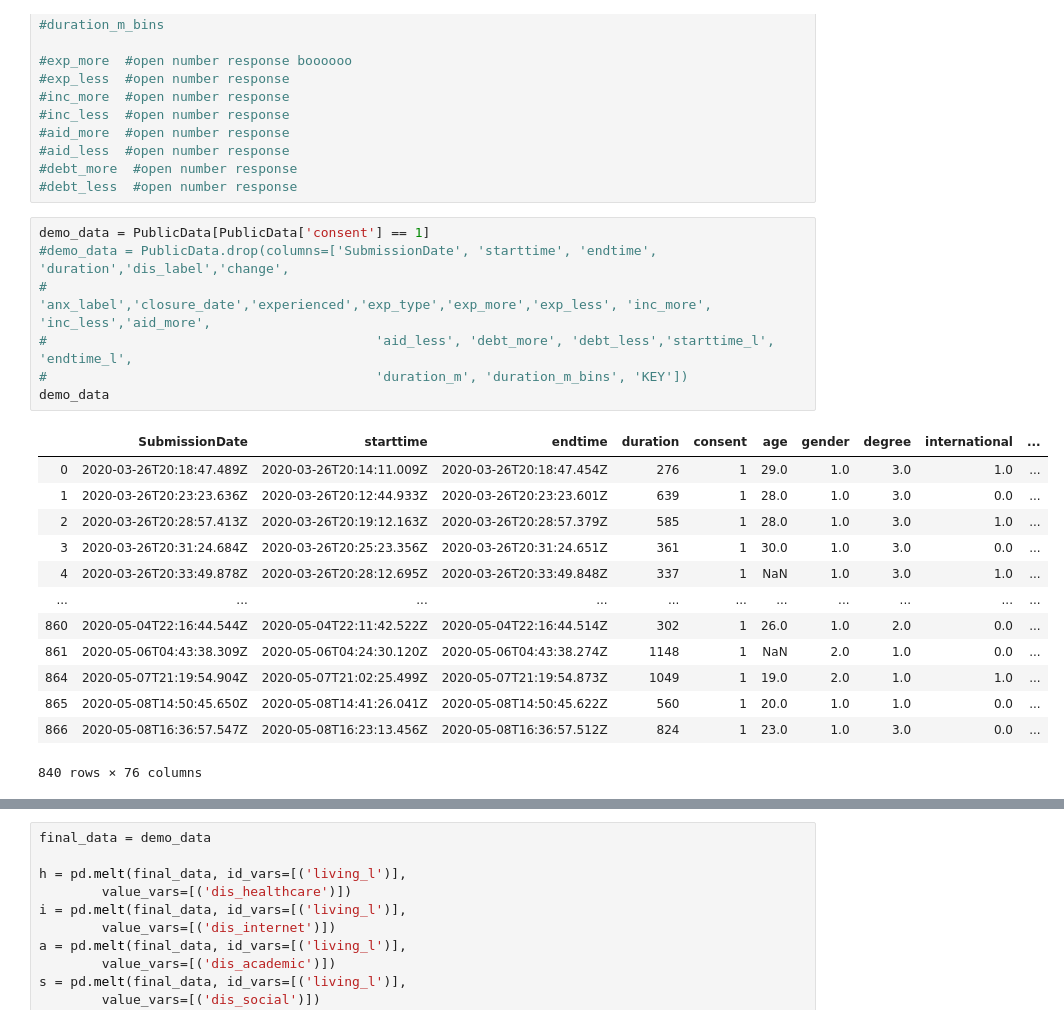
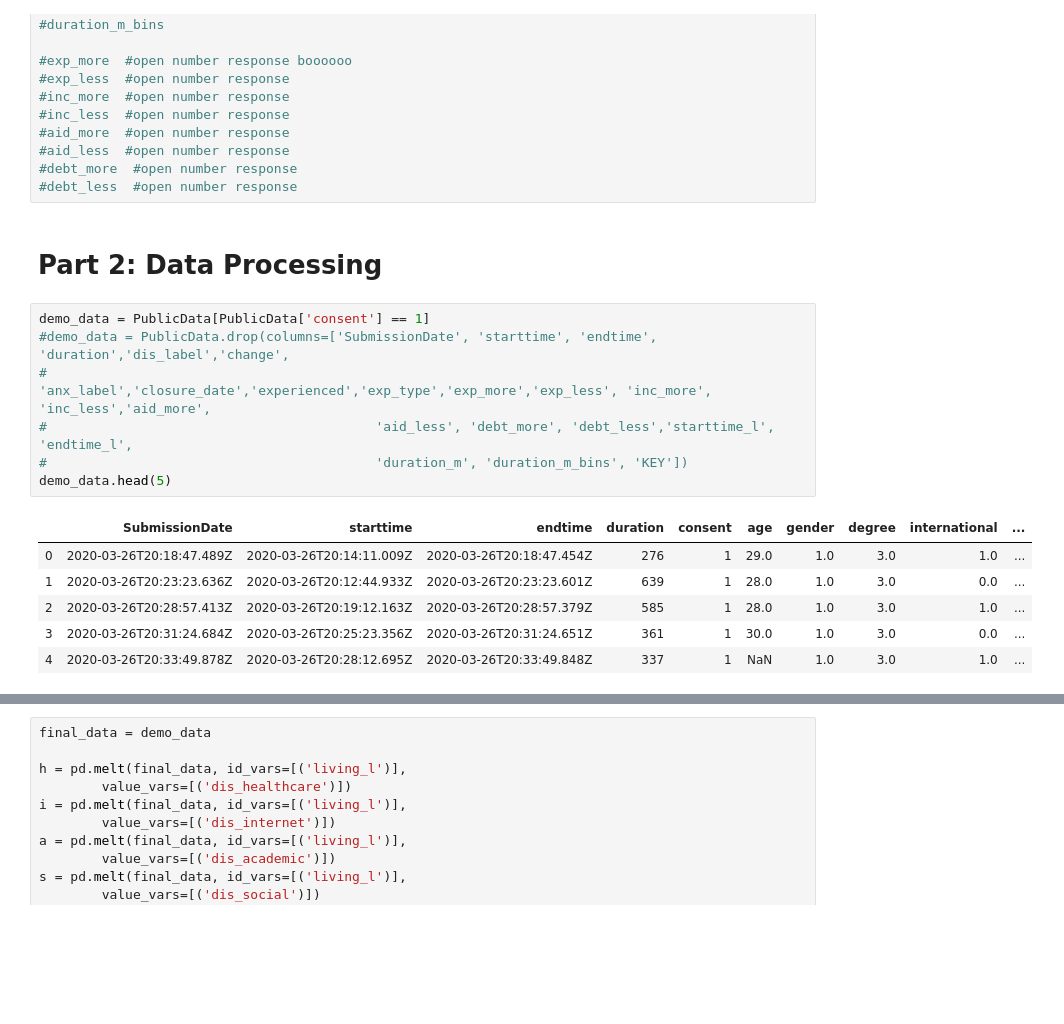
Before and after one commit to ananyan/ds-final, a Jupyter notebook: Notebooks_Yakira/PublicDataEDA.ipynb, the cells around one changed output, grey strips where cells are left out. Cells and saved outputs as stored; diff of their text form; blank space fills up the shorter version.

```diff
--- a/Notebooks_Yakira/PublicDataEDA.ipynb
+++ b/Notebooks_Yakira/PublicDataEDA.ipynb
@@ -126,24 +130,19 @@ dtype: int64
 #aid_less  #open number response
 #debt_more  #open number response
 #debt_less  #open number response
+# %% [markdown]
+# Part 2: Data Processing
 # %%
 demo_data = PublicData[PublicData['consent'] == 1]
 #demo_data = PublicData.drop(columns=['SubmissionDate', 'starttime', 'endtime', 'duration','dis_label','change',
 #                                          'anx_label','closure_date','experienced','exp_type','exp_more','exp_less', 'inc_more', 'inc_less','aid_more',
 #                                          'aid_less', 'debt_more', 'debt_less','starttime_l', 'endtime_l',
 #                                          'duration_m', 'duration_m_bins', 'KEY'])
-demo_data
+demo_data.head(5)
 # %% [output]
 |  | SubmissionDate | starttime | endtime | duration | consent | age | gender | degree | international | ... |
 | 0 | 2020-03-26T20:18:47.489Z | 2020-03-26T20:14:11.009Z | 2020-03-26T20:18:47.454Z | 276 | 1 | 29.0 | 1.0 | 3.0 | 1.0 | ... |
 | 1 | 2020-03-26T20:23:23.636Z | 2020-03-26T20:12:44.933Z | 2020-03-26T20:23:23.601Z | 639 | 1 | 28.0 | 1.0 | 3.0 | 0.0 | ... |
 | 2 | 2020-03-26T20:28:57.413Z | 2020-03-26T20:19:12.163Z | 2020-03-26T20:28:57.379Z | 585 | 1 | 28.0 | 1.0 | 3.0 | 1.0 | ... |
 | 3 | 2020-03-26T20:31:24.684Z | 2020-03-26T20:25:23.356Z | 2020-03-26T20:31:24.651Z | 361 | 1 | 30.0 | 1.0 | 3.0 | 0.0 | ... |
 | 4 | 2020-03-26T20:33:49.878Z | 2020-03-26T20:28:12.695Z | 2020-03-26T20:33:49.848Z | 337 | 1 | NaN | 1.0 | 3.0 | 1.0 | ... |
-| ... | ... | ... | ... | ... | ... | ... | ... | ... | ... | ... |
-| 860 | 2020-05-04T22:16:44.544Z | 2020-05-04T22:11:42.522Z | 2020-05-04T22:16:44.514Z | 302 | 1 | 26.0 | 1.0 | 2.0 | 0.0 | ... |
-| 861 | 2020-05-06T04:43:38.309Z | 2020-05-06T04:24:30.120Z | 2020-05-06T04:43:38.274Z | 1148 | 1 | NaN | 2.0 | 1.0 | 0.0 | ... |
-| 864 | 2020-05-07T21:19:54.904Z | 2020-05-07T21:02:25.499Z | 2020-05-07T21:19:54.873Z | 1049 | 1 | 19.0 | 2.0 | 1.0 | 1.0 | ... |
-| 865 | 2020-05-08T14:50:45.650Z | 2020-05-08T14:41:26.041Z | 2020-05-08T14:50:45.622Z | 560 | 1 | 20.0 | 1.0 | 1.0 | 0.0 | ... |
-| 866 | 2020-05-08T16:36:57.547Z | 2020-05-08T16:23:13.456Z | 2020-05-08T16:36:57.512Z | 824 | 1 | 23.0 | 1.0 | 3.0 | 0.0 | ... |
-840 rows × 76 columns
```
Also changed, not shown: parts of 25 cells of this notebook, 1 other file.
